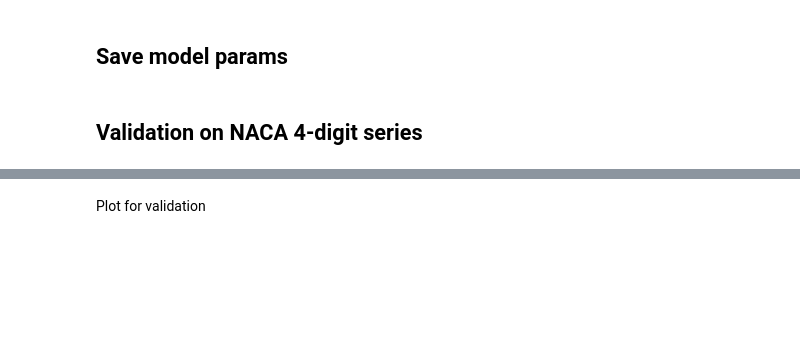
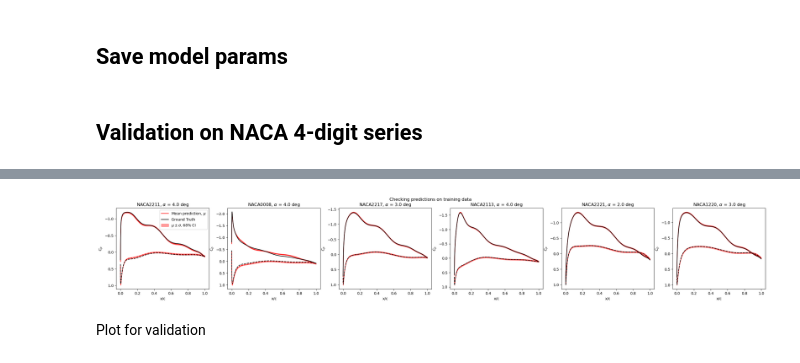
Before and after one commit to hwlee924/Large-Airfoil-Model, a Jupyter notebook: BNN_af_pdist_gen/BNN_XFOIL.ipynb, the cells around one changed output, grey strips where cells are left out. Cells and saved outputs as stored; diff of their text form; code cells hidden in the pictures; blank space fills up the shorter version.

```diff
--- a/BNN_af_pdist_gen/BNN_XFOIL.ipynb
+++ b/BNN_af_pdist_gen/BNN_XFOIL.ipynb
@@ -287,11 +286,13 @@ if setNew == True:
     mu_t = np.mean(np.squeeze(post_pred_test['Y']), axis=0) + yTrainMean
     std_t = np.std(np.squeeze(post_pred_test['Y']), axis=0)
 
-def verifyCpResults(indRange, x, cp, mu, std, names, ax, subplotInd):
-    ax[subplotInd].plot(x, mu[indRange,:] ,'r', label =  'Mean prediction, $\mu$')
-    ax[subplotInd].fill_between(x, mu[indRange,:]-std[indRange,:], mu[indRange,:]+std[indRange,:], color='r', alpha = 0.4, label='$\mu \pm \sigma$, 68% CI')
-    ax[subplotInd].fill_between(x, mu[indRange,:]-2*std[indRange,:], mu[indRange,:]+2*std[indRange,:], color='r', alpha = 0.2, label = '$\mu \pm 2\sigma$, 95% CI')
-    ax[subplotInd].plot(x, cp[indRange],'k--', label= 'XFOIL Data')
+def verifyCpResults(indRange, og_curve, curve, std_u, std_l, names, ax, subplotInd):
+    ax[subplotInd].plot(curve[indRange]['cp_u'][0], curve[indRange]['cp_u'][1] ,'r', label =  'Mean prediction, $\mu$')
+    ax[subplotInd].plot(curve[indRange]['cp_l'][0], curve[indRange]['cp_l'][1] ,'r--', label =  '')
+    ax[subplotInd].fill_between(std_u[indRange]['cp_u'][0], std_u[indRange]['cp_u'][1], std_l[indRange]['cp_u'][1], color='r', alpha = 0.4, label='$\mu \pm \sigma$, 68% CI')
+    ax[subplotInd].fill_between(std_l[indRange]['cp_l'][0], std_u[indRange]['cp_l'][1], std_l[indRange]['cp_l'][1], color='r', alpha = 0.4, label='')
+    ax[subplotInd].plot(og_curve[indRange]['cp_u'][0], og_curve[indRange]['cp_u'][1] ,'k', label =  'Ground Truth')
+    ax[subplotInd].plot(og_curve[indRange]['cp_l'][0], og_curve[indRange]['cp_l'][1] ,'k--', label =  '')
     ax[subplotInd].invert_yaxis()
     ax[subplotInd].set_xlabel('x/c')
     ax[subplotInd].set_ylabel('$C_p$')
@@ -316,35 +317,49 @@ def bezier2curve(x, y, ref_x, num_pts, degrees):
 
     return out_list
 
-original = bezier2curve(xTest, yTest, xTest_ctrl_pts, 100, bezier_degs)
-testCases = bezier2curve(xTest, mu_t, xTest_ctrl_pts, 100, bezier_degs)
+visualizeSamples = False
+if visualizeSamples:
+    plt.figure()
+    num_samples = 3
+    color_u = ['b', 'g', 'm']
+    color_l = ['b--', 'g--', 'm--']
+    label_u = ['Sample 1', 'Sample 2', 'Sample 3']
+    caseIndex = 80
 
+    mean_curve = bezier2curve(xTrain[caseIndex, :].reshape((1,-1)), np.mean(np.squeeze(post_pred_train['Y'][:, caseIndex, :]),axis=0).reshape((1,-1)) + yTrainMean, xTest_ctrl_pts, 100, bezier_degs)
+    std_curve_u = bezier2curve(xTrain[caseIndex, :].reshape((1,-1)), np.mean(np.squeeze(post_pred_train['Y'][:, caseIndex, :]),axis=0).reshape((1,-1)) + yTrainMean + np.std(np.squeeze(post_pred_train['Y'][:, caseIndex, :]),axis=0).reshape((1,-1)), xTest_ctrl_pts, 100, bezier_degs)
+    std_curve_l = bezier2curve(xTrain[caseIndex, :].reshape((1,-1)), np.mean(np.squeeze(post_pred_train['Y'][:, caseIndex, :]),axis=0).reshape((1,-1)) + yTrainMean - np.std(np.squeeze(post_pred_train['Y'][:, caseIndex, :]),axis=0).reshape((1,-1)), xTest_ctrl_pts, 100, bezier_degs)
+    plt.plot(mean_curve[0]['cp_u'][0], mean_curve[0]['cp_u'][1], 'r-', label='Mean predicted $C_p$ $\pm \sigma$')
+    plt.plot(mean_curve[0]['cp_l'][0], mean_curve[0]['cp_l'][1], 'r--')
+    plt.fill_between(std_curve_u[0]['cp_u'][0], std_curve_u[0]['cp_u'][1], std_curve_l[0]['cp_u'][1], color='r', alpha=0.2, label = '')
 
-# plt.plot(r1[0], r1[1])
-# plt.plot(r2[0], r2[1])
-# plt.plot(r3[0], r3[1])
-# plt.plot(r4[0], r4[1])
+    for i in range(0, num_samples):
+        sample_curve = bezier2curve(xTest[caseIndex, :].reshape((1,-1)), np.squeeze(post_pred_train['Y'][i, caseIndex, :]).reshape((1,-1)) + yTrainMean, xTest_ctrl_pts, 100, bezier_degs)
+        plt.plot(sample_curve[0]['cp_u'][0], sample_curve[0]['cp_u'][1], color_u[i], alpha =0.7, label=label_u[i])
+        plt.plot(sample_curve[0]['cp_l'][0], sample_curve[0]['cp_l'][1], color_l[i], alpha =0.7)
 
-# # Verify fits on the trainingData
-# fig, ax = plt.subplots(1,6, figsize=(32,4))
-# verifyCpResults(40, jnp.abs(xTrain[40,:300]), yTrain, mu, std, afTrain, ax, 0)
-# verifyCpResults(82, jnp.abs(xTrain[82,:300]), yTrain, mu, std, afTrain, ax, 1)
-# verifyCpResults(100, jnp.abs(xTrain[100,:300]), yTrain, mu, std, afTrain, ax, 2)
-# verifyCpResults(200, jnp.abs(xTrain[200,:300]), yTrain, mu, std, afTrain, ax, 3)
-# verifyCpResults(300, jnp.abs(xTrain[300,:300]), yTrain, mu, std, afTrain, ax, 4)
-# verifyCpResults(381, jnp.abs(xTrain[381,:300]), yTrain, mu, std, afTrain, ax, 5)
-# ax[0].legend()
-# fig.suptitle('Checking predictions on training data')
+    plt.legend()
+    plt.gca().invert_yaxis()
+    plt.xlabel('x/c')
+    plt.ylabel('$C_p$')
+    plt.title('Example posterior distribution')
 
-# # Verify fits on the testing data
-# plt.figure()
-# fig, ax = plt.subplots(1,6, figsize=(32,4))
-# verifyCpResults(10, jnp.abs(xTest[10,:300]), yTest, mu_t, std_t, afTest, ax, 0)
-# verifyCpResults(15, jnp.abs(xTest[15,:300]), yTest, mu_t, std_t, afTest, ax, 1)
-# verifyCpResults(20, jnp.abs(xTest[20,:300]), yTest, mu_t, std_t, afTest, ax, 2)
-# verifyCpResults(25, jnp.abs(xTest[25,:300]), yTest, mu_t, std_t, afTest, ax, 3)
-# verifyCpResults(35, jnp.abs(xTest[35,:300]), yTest, mu_t, std_t, afTest, ax, 4)
-# verifyCpResults(40, jnp.abs(xTest[40,:300]), yTest, mu_t, std_t, afTest, ax, 5)
-# ax[0].legend()
-# fig.suptitle('Checking predictions on test data')
+train_curve = bezier2curve(xTrain, yTrain, xTrain_ctrl_pts, 100, bezier_degs)
+mean_ctrl_pts = np.mean(np.squeeze(post_pred_train['Y']),axis=0)
+std_ctrl_pts = np.std(np.squeeze(post_pred_train['Y']),axis=0)
+mean_curve_train = bezier2curve(xTrain, mean_ctrl_pts.reshape((-1,post_pred_train['Y'].shape[2])) + yTrainMean, xTrain_ctrl_pts, 100, bezier_degs)
+mean_curve_std_u = bezier2curve(xTrain, mean_ctrl_pts.reshape((-1,post_pred_train['Y'].shape[2])) + yTrainMean + std_ctrl_pts, xTrain_ctrl_pts, 100, bezier_degs)
+mean_curve_std_l = bezier2curve(xTrain, mean_ctrl_pts.reshape((-1,post_pred_train['Y'].shape[2])) + yTrainMean - std_ctrl_pts, xTrain_ctrl_pts, 100, bezier_degs)
+
+# Verify fits on the test data
+train_samples = np.random.choice(np.arange(0, xTrain.shape[0]), size=6)
+fig, ax = plt.subplots(1,6, figsize=(32,4))
+verifyCpResults(train_samples[0], train_curve, mean_curve_train, mean_curve_std_u, mean_curve_std_l, afTrain, ax, 0)
+verifyCpResults(train_samples[1], train_curve, mean_curve_train, mean_curve_std_u, mean_curve_std_l, afTrain, ax, 1)
+verifyCpResults(train_samples[2], train_curve, mean_curve_train, mean_curve_std_u, mean_curve_std_l, afTrain, ax, 2)
+verifyCpResults(train_samples[3], train_curve, mean_curve_train, mean_curve_std_u, mean_curve_std_l, afTrain, ax, 3)
+verifyCpResults(train_samples[4], train_curve, mean_curve_train, mean_curve_std_u, mean_curve_std_l, afTrain, ax, 4)
+verifyCpResults(train_samples[5], train_curve, mean_curve_train, mean_curve_std_u, mean_curve_std_l, afTrain, ax, 5)
+ax[0].legend()
+fig.suptitle('Checking predictions on training data')
 # %% [output]
@@ -368,2 +367,3 @@ testCases = bezier2curve(xTest, mu_t, xTest_ctrl_pts, 100, bezier_degs)
+[figure, added]
 # %% [markdown]
 Plot for validation
```
Also changed, not shown: parts of 13 cells of this notebook.
